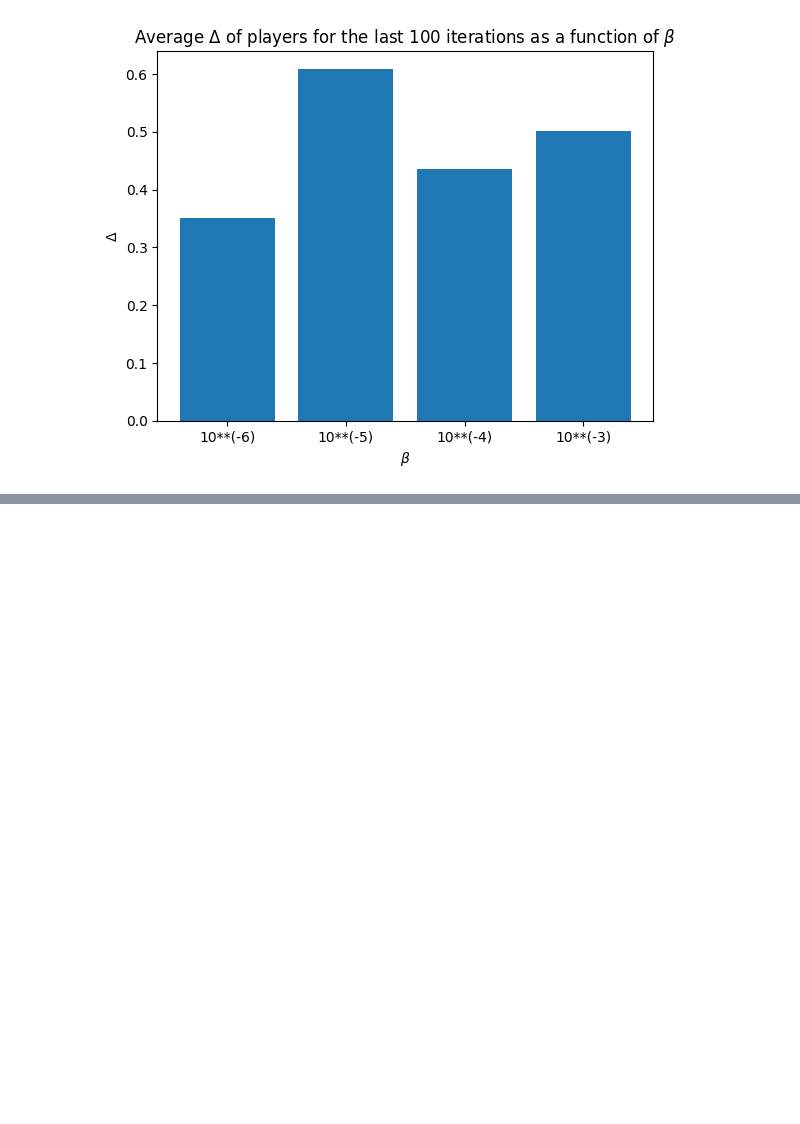
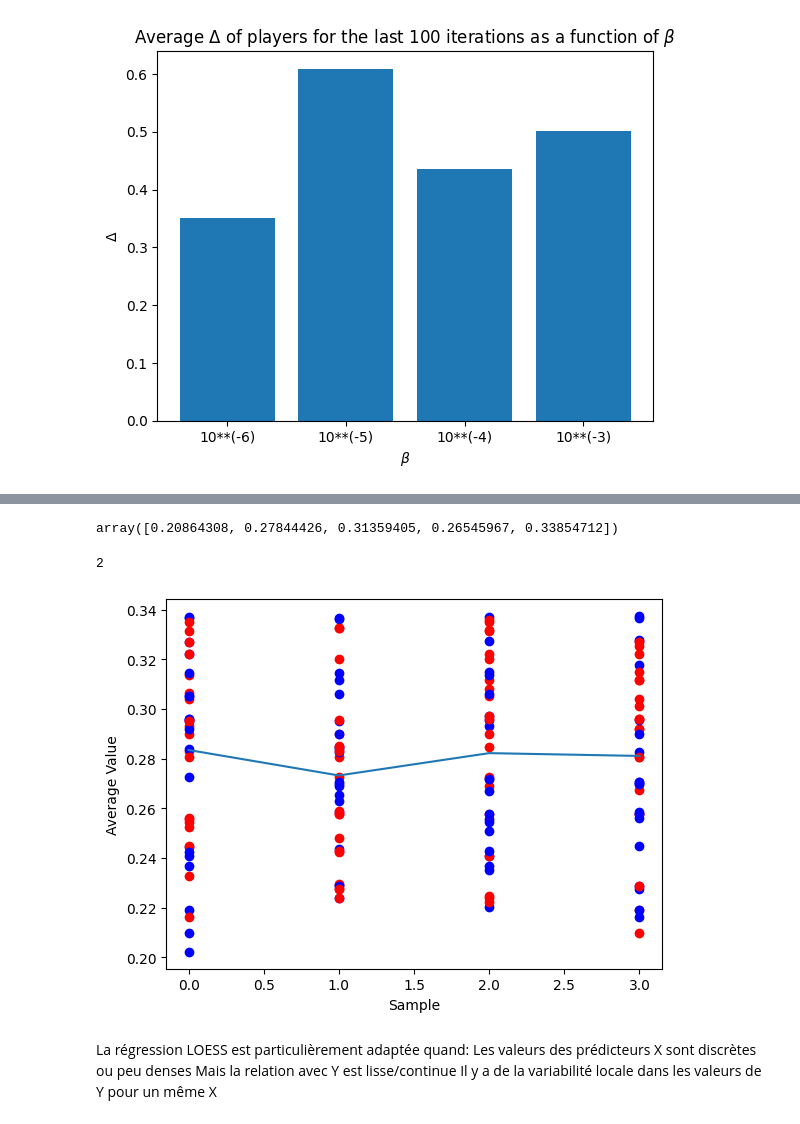
Before and after one commit to Suzie14/RLandPricing, a Jupyter notebook: notebooks/var_epsilon.ipynb, the cells around one changed output, grey strips where cells are left out. Cells and saved outputs as stored; diff of their text form; code cells hidden in the pictures; blank space fills up the shorter version.

```diff
--- a/notebooks/var_epsilon.ipynb
+++ b/notebooks/var_epsilon.ipynb
@@ -135,0 +246,4 @@ plt.show()
+# %%
+aggregated_agents[3][19][:-5,0]
+# %% [output]
+array([0.20864308, 0.27844426, 0.31359405, 0.26545967, 0.33854712])
@@ -135,0 +252,4 @@ plt.show()
+# %%
+len(old[0,0])
+# %% [output]
+2
@@ -135,0 +260,53 @@ plt.show()
+# %%
+# Parameters
+n_params = len(aggregated_agents)
+
+X = []
+Y = []
+
+
+# Loop through each parameter
+for param_ind in range(n_params):
+
+  # Extract data for this parameter
+  data = aggregated_agents[param_ind]
+
+  # Loop through each sample
+  for sample_ind in range(data.shape[0]):
+
+    # Take data from last iteration
+    last_iter = data[sample_ind][-5:]
+
+    # Calculate mean across players
+    mean = np.mean(last_iter, axis=1)
+
+    # Plot the point
+    plt.scatter(param_ind, mean[0],
+                color='b', marker='o', label='player1')
+
+    plt.scatter(param_ind, mean[1],
+                color='r', marker='o', label='player2')
+
+    X.append(param_ind)
+    X.append(param_ind)
+    Y.append(mean[0])
+    Y.append(mean[1])
+
+
+  # End of sample loop
+reg = lowess.lowess(Y, X)[:,1]
+plt.plot(X,reg)
+
+# Customize plot
+plt.xlabel('Sample')
+plt.ylabel('Average Value')
+
+
+plt.show()
+# %% [output]
+[figure, added]
+# %% [markdown]
+La régression LOESS est particulièrement adaptée quand:
+Les valeurs des prédicteurs X sont discrètes ou peu denses
+Mais la relation avec Y est lisse/continue
+Il y a de la variabilité locale dans les valeurs de Y pour un même X
```
Also changed, not shown: parts of 8 cells of this notebook, 9 other files.
